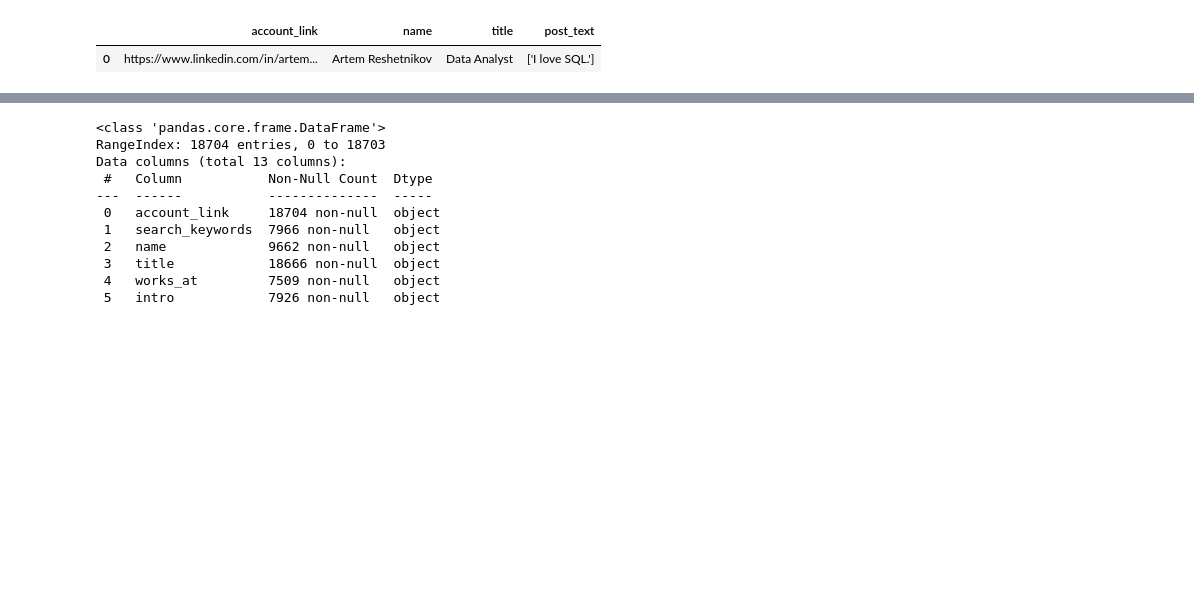
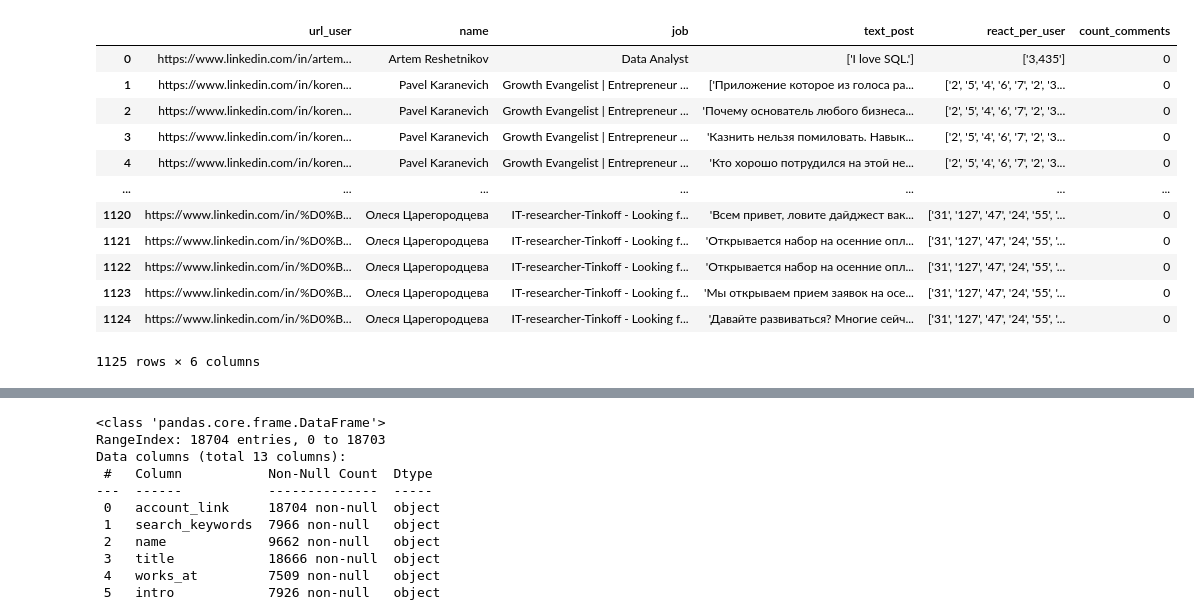
Before and after one commit to Akarinokadze/mentoring_hackathon, a Jupyter notebook: notebooks/experiments.ipynb, the cells around one changed output, grey strips where cells are left out. Saved outputs shown, nothing was run; the diff lists cells and outputs as text; code cells hidden in the pictures; blank space fills up the shorter version.

```diff
--- a/notebooks/experiments.ipynb
+++ b/notebooks/experiments.ipynb
@@ -13,6 +13,7 @@ onlyfiles.remove('.gitkeep')
 onlyfiles.remove('raw_links.csv')
 onlyfiles.remove('50-100.csv')
 onlyfiles.remove('raw_posts summary.csv')
+onlyfiles.remove('raw_posts.csv')
 # %%
 for i in range(len(onlyfiles)):
     onlyfiles[i] = r'../data/01_raw/' + onlyfiles[i]
@@ -77,10 +116,21 @@ df27 = df27.rename(columns={
     'text': 'post_text', 'likes_cnt': 'reaction_cnt', 'reposts_cnt': 'repost_cnt'
 })
 # %%
-df28.head(1)
+df28
 # %% [output]
-|  | account_link | name | title | post_text |
-| 0 | https://www.linkedin.com/in/artem... | Artem Reshetnikov | Data Analyst | ['I love SQL.'] |
+|  | url_user | name | job | text_post | react_per_user | count_comments |
+| 0 | https://www.linkedin.com/in/artem... | Artem Reshetnikov | Data Analyst | ['I love SQL.'] | ['3,435'] | 0 |
+| 1 | https://www.linkedin.com/in/koren... | Pavel Karanevich | Growth Evangelist | Entrepreneur ... | ['Приложение которое из голоса ра... | ['2', '5', '4', '6', '7', '2', '3... | 0 |
+| 2 | https://www.linkedin.com/in/koren... | Pavel Karanevich | Growth Evangelist | Entrepreneur ... | 'Почему основатель любого бизнеса... | ['2', '5', '4', '6', '7', '2', '3... | 0 |
+| 3 | https://www.linkedin.com/in/koren... | Pavel Karanevich | Growth Evangelist | Entrepreneur ... | 'Казнить нельзя помиловать. Навык... | ['2', '5', '4', '6', '7', '2', '3... | 0 |
+| 4 | https://www.linkedin.com/in/koren... | Pavel Karanevich | Growth Evangelist | Entrepreneur ... | 'Кто хорошо потрудился на этой не... | ['2', '5', '4', '6', '7', '2', '3... | 0 |
+| ... | ... | ... | ... | ... | ... | ... |
+| 1120 | https://www.linkedin.com/in/%D0%B... | Олеся Царегородцева | IT-researcher-Tinkoff - Looking f... | 'Всем привет, ловите дайджест вак... | ['31', '127', '47', '24', '55', '... | 0 |
+| 1121 | https://www.linkedin.com/in/%D0%B... | Олеся Царегородцева | IT-researcher-Tinkoff - Looking f... | 'Открывается набор на осенние опл... | ['31', '127', '47', '24', '55', '... | 0 |
+| 1122 | https://www.linkedin.com/in/%D0%B... | Олеся Царегородцева | IT-researcher-Tinkoff - Looking f... | 'Открывается набор на осенние опл... | ['31', '127', '47', '24', '55', '... | 0 |
+| 1123 | https://www.linkedin.com/in/%D0%B... | Олеся Царегородцева | IT-researcher-Tinkoff - Looking f... | 'Мы открываем прием заявок на осе... | ['31', '127', '47', '24', '55', '... | 0 |
+| 1124 | https://www.linkedin.com/in/%D0%B... | Олеся Царегородцева | IT-researcher-Tinkoff - Looking f... | 'Давайте развиваться? Многие сейч... | ['31', '127', '47', '24', '55', '... | 0 |
+1125 rows × 6 columns
 # %%
 df28 = df28[['url_user', 'name', 'job', 'text_post']]
 df28 = df28.rename(columns={
```
Also changed, not shown: parts of 4 cells of this notebook, 8 other files.
